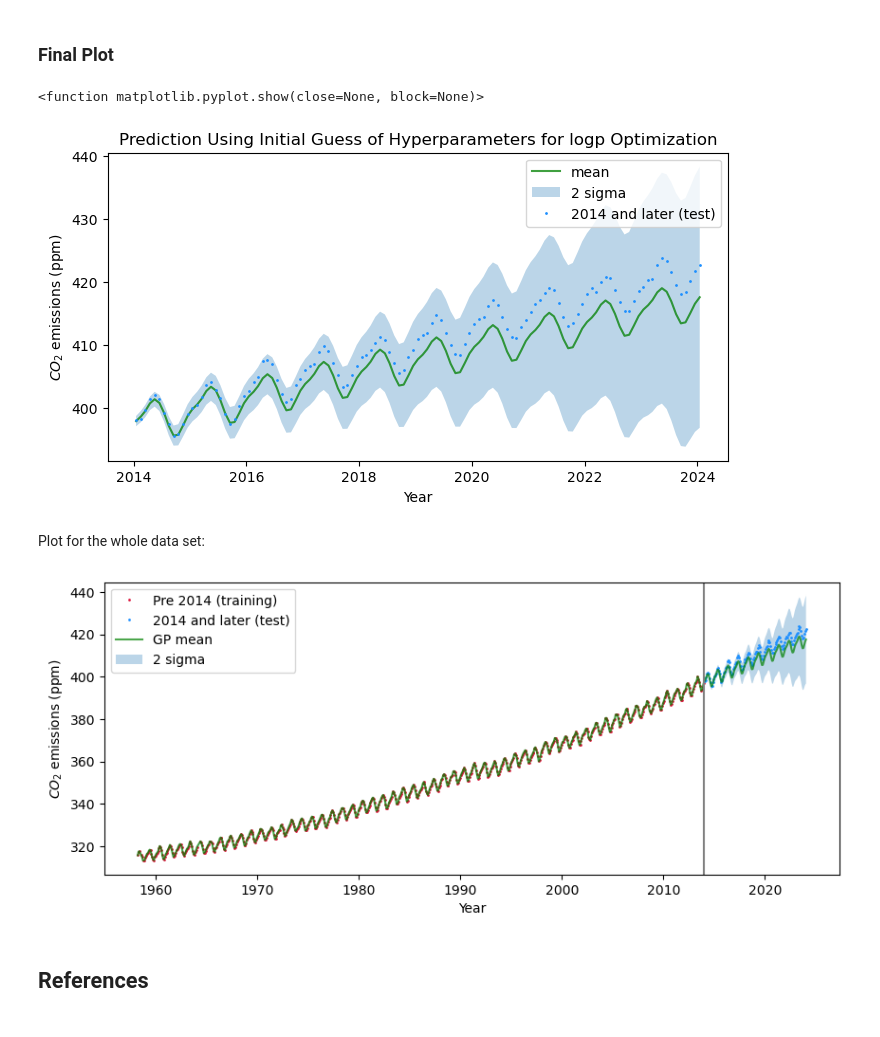
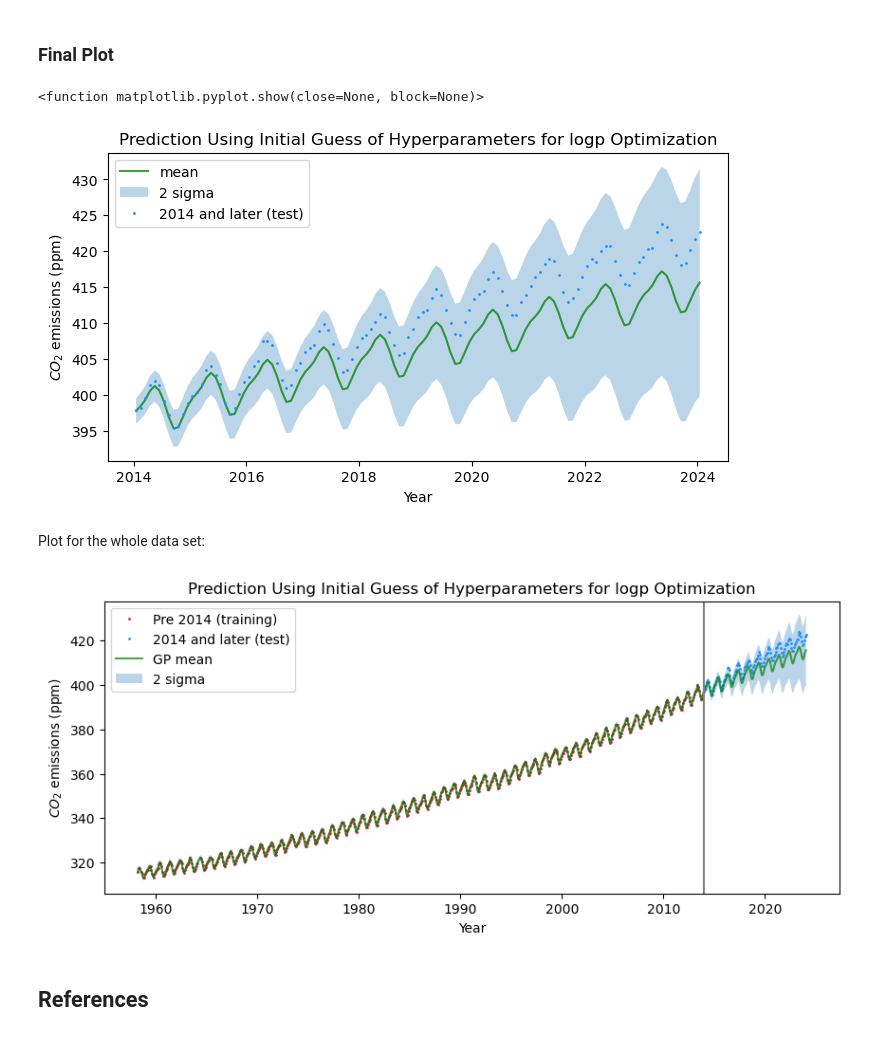
Before and after one commit to twilkening/ae8803, a Jupyter notebook: Assignment2-BuildGP/AE8803_assignment2_TeoWilkening.ipynb, the cells around one changed output. Drawn from its saved outputs; the diff is of its cells as text; code cells hidden in the pictures.

```diff
--- a/Assignment2-BuildGP/AE8803_assignment2_TeoWilkening.ipynb
+++ b/Assignment2-BuildGP/AE8803_assignment2_TeoWilkening.ipynb
@@ -545,7 +545,9 @@ def nGrad(theta,x,xp,y):
 
 # define the -log p(y|X,theta) function
 def nlogp(theta,x,xp,y):
-    return -logp(theta,x,xp,y)
+    ll = logp(theta,x,xp,y)
+    # per George documentation, scipy optimization doesn't play well with infinity
+    return -ll if np.isfinite(ll) else 1e25
 # %% [markdown]
 ##### Optimization with SciPy Optimize
 # %% [markdown]
@@ -770,10 +788,9 @@ fig = plt.figure(figsize=(8,4))
 # plt.title('Random draws from the Posterior Predictive using RW parameters')
 
 # plot the mean and the covariance at each xnew value:
-fstar_opt_guess_mean = mu + mu_y
-plt.plot(xnew.values,fstar_opt_guess_mean,color='g',alpha=0.75,label='mean')
-plt.fill_between(xnew.values,fstar_opt_guess_mean - 2*np.diag(cov),
-                 fstar_opt_guess_mean + 2*np.diag(cov),alpha=0.3,label='2 sigma')
+plt.plot(xnew.values,mu + mu_y,color='g',alpha=0.75,label='mean')
+plt.fill_between(xnew.values,mu + mu_y - 2*np.diag(cov),
+                 mu + mu_y + 2*np.diag(cov),alpha=0.3,label='2 sigma')
 plt.title('Prediction Using Initial Guess of Hyperparameters for logp Optimization')
 
 # plot the test data:
@@ -785,31 +802,34 @@ plt.legend()
 plt.show
 # %% [output]
 <function matplotlib.pyplot.show(close=None, block=None)>
-[figure, old version]
+[figure, new version]
 # %% [markdown]
 Plot for the whole data set:
 # %%
-# generate the Posterior Prediction Distribution:
+# generate the Posterior Predictive Distribution:
 x = df2014['Date']
 mu_y = np.mean(df2014['CO2'].values)
 y = df2014['CO2'] - mu_y # centering values for better analysis
 xnew = dfnew['Date']
 ynew = dfnew['CO2']
 mu, cov, marg_like = posterior_predictive(x,y,df['Date'],theta_opt_guess)
+noise = theta_opt_guess[10]
+cov = cov + noise*np.eye(cov.shape[0])
 # %%
 fig = plt.figure(figsize=(10,4))
 plt.plot(x.values, y.values + mu_y, 'o', ms=1, color='crimson', label='Pre 2014 (training)')
 plt.plot(xnew.values, ynew.values, 'o', ms=1, color='dodgerblue', label='2014 and later (test)')
 plt.plot(df['Date'].values,mu + mu_y,'g',alpha=0.7,label='GP mean')
 plt.fill_between(df['Date'].values,mu + mu_y - 2*np.diag(cov),
                  mu + mu_y + 2*np.diag(cov),alpha=0.3,label='2 sigma')
 plt.legend()
 plt.axvline(x=2014, color="grey")
 plt.xlabel('Year')
 plt.ylabel(r'$CO_2$ emissions (ppm)')
+plt.title('Prediction Using Initial Guess of Hyperparameters for logp Optimization')
 plt.show()
 # %% [output]
-[figure, old version]
+[figure, new version]
 # %% [markdown]
 ## References
 # %% [markdown]
```
Also changed, not shown: parts of 13 cells of this notebook, 2 other files.
